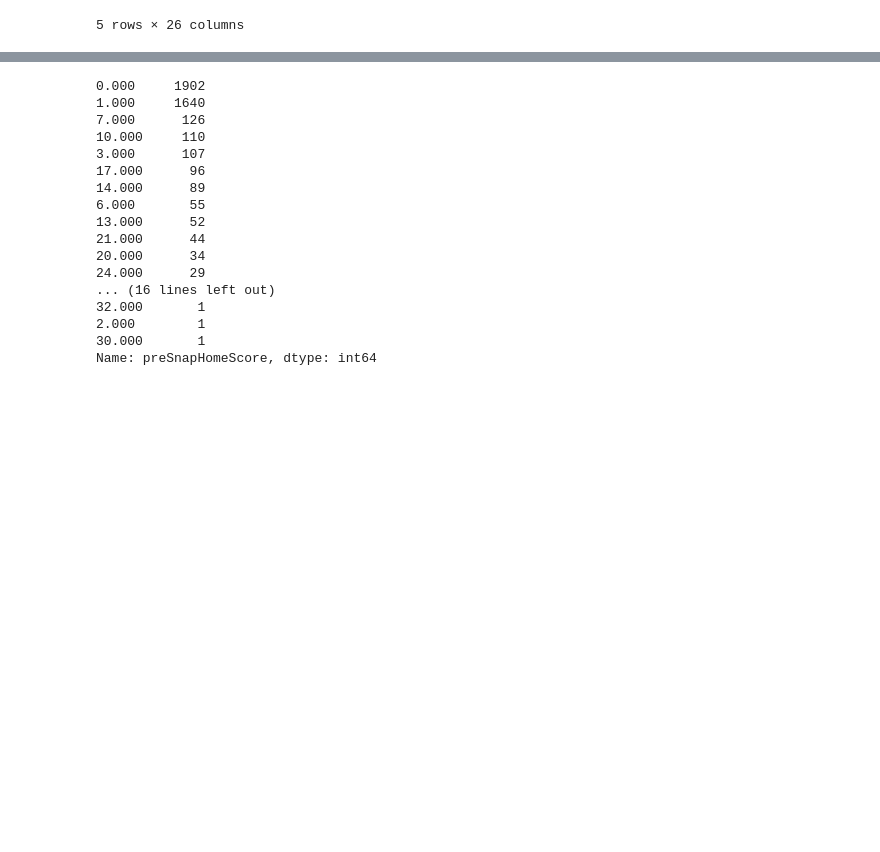
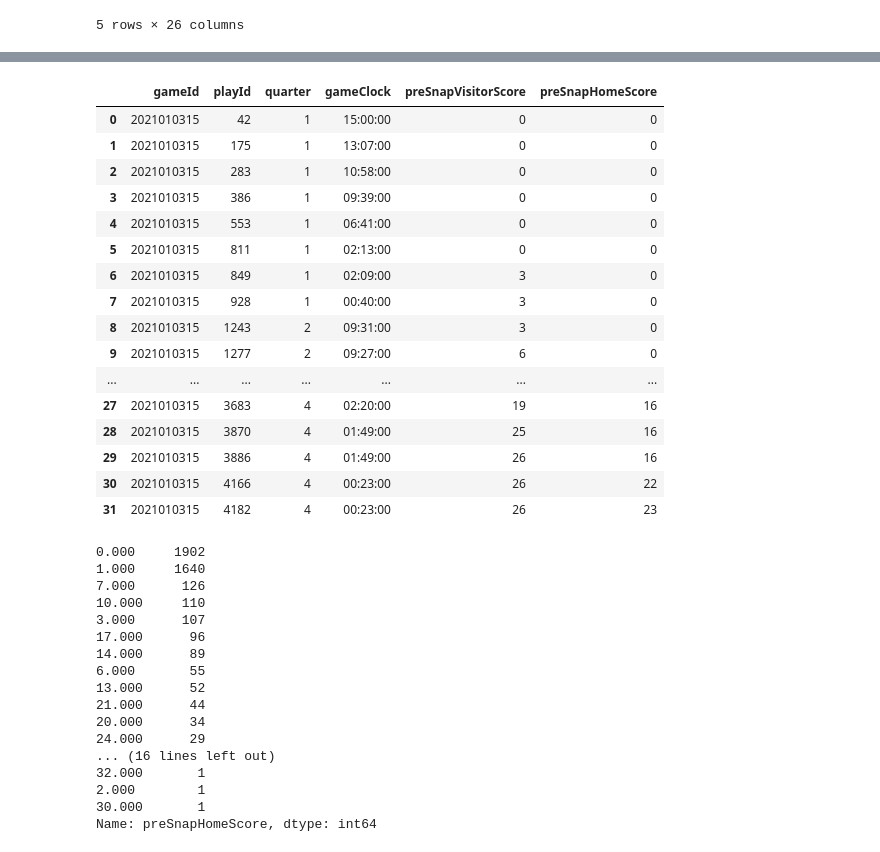
Before and after one commit to JackBellamy/NFL, a Jupyter notebook: NFL.ipynb, the cells around one changed output, grey strips where cells are left out. Cells and saved outputs as stored; diff of their text form; code cells hidden in the pictures; blank space fills up the shorter version.

Commit message:
plays EDA with quarter clock, looking at play type

```diff
--- a/NFL.ipynb
+++ b/NFL.ipynb
@@ -188,0 +170,10 @@ plays.head()
+# %%
+# def getseconds(column):
+#     hour = df[column].dt.hour
+#     minutes = df[column].dt.minute
+#     seconds = df[column].dt.second
+#     return year, month, day
+
+plays['gameClock'] = pd.to_timedelta(plays['gameClock'])
+plays['gameClock']
+# plays['trueGameClock']=plays['gameClock']*plays['quarter']
@@ -188,0 +193,8 @@ plays.head()
+# %%
+
+df = plays[['gameId','playId','quarter','gameClock','preSnapVisitorScore','preSnapHomeScore','specialTeamsPlayType','specialTeamsResult','passResult','playResult']]
+# df = df.loc[plays['gameId']==2021010315]
+# dftemp = df.groupby("gameId")['gameClock']
+# dftemp.describe()
+# df = df.sort_values(by=['gameId'])
+df.sort_values(['gameId','quarter','gameClock','playId'],ascending=[True,True,False,True])
@@ -189,3 +251,34 @@ plays.head()
+# %%
+df['inverseclock']=-df['gameClock']
+datamart = df.groupby(['gameId','quarter','inverseclock','playId']).agg({
+'preSnapHomeScore': 'sum',
+'preSnapVisitorScore': 'sum'}).reset_index()
+datamart['gameClock'] = -datamart['inverseclock']
+datamart = datamart.drop('inverseclock',axis=1)
+# datamart = datamart['gameId','playId','quarter','gameClock','preSnapVisitorScore','preSnapHomeScore']
+datamart=datamart.reindex(columns=['gameId','playId','quarter','gameClock','preSnapVisitorScore','preSnapHomeScore'])
+# datamart = datamart.sort_values(['gameId','quarter','gameClock'],ascending=[True,True,False])
+
+# datamart.loc[datamart['gameId'] == 2018090600]
+datamart
+# %% [output]
+|  | gameId | playId | quarter | gameClock | preSnapVisitorScore | preSnapHomeScore |
+| 0 | 2021010315 | 42 | 1 | 15:00:00 | 0 | 0 |
+| 1 | 2021010315 | 175 | 1 | 13:07:00 | 0 | 0 |
+| 2 | 2021010315 | 283 | 1 | 10:58:00 | 0 | 0 |
+| 3 | 2021010315 | 386 | 1 | 09:39:00 | 0 | 0 |
+| 4 | 2021010315 | 553 | 1 | 06:41:00 | 0 | 0 |
+| 5 | 2021010315 | 811 | 1 | 02:13:00 | 0 | 0 |
+| 6 | 2021010315 | 849 | 1 | 02:09:00 | 3 | 0 |
+| 7 | 2021010315 | 928 | 1 | 00:40:00 | 3 | 0 |
+| 8 | 2021010315 | 1243 | 2 | 09:31:00 | 3 | 0 |
+| 9 | 2021010315 | 1277 | 2 | 09:27:00 | 6 | 0 |
+| ... | ... | ... | ... | ... | ... | ... |
+| 27 | 2021010315 | 3683 | 4 | 02:20:00 | 19 | 16 |
+| 28 | 2021010315 | 3870 | 4 | 01:49:00 | 25 | 16 |
+| 29 | 2021010315 | 3886 | 4 | 01:49:00 | 26 | 16 |
+| 30 | 2021010315 | 4166 | 4 | 00:23:00 | 26 | 22 |
+| 31 | 2021010315 | 4182 | 4 | 00:23:00 | 26 | 23 |
 # %%
 datamart = plays.groupby(['gameId','gameClock']).agg({
 'preSnapHomeScore': 'diff',
```
Also changed, not shown: parts of 11 cells of this notebook.
